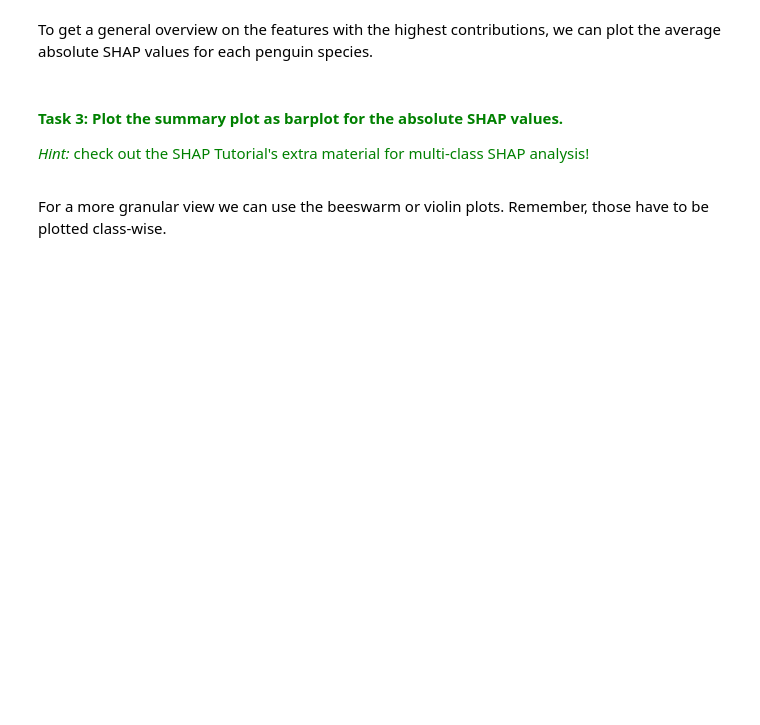
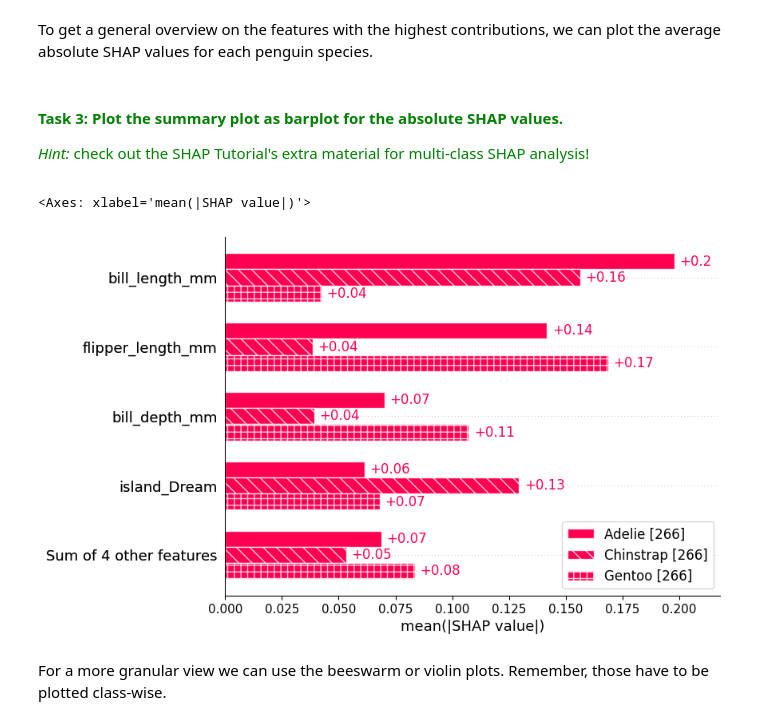
Before and after one commit to aseuteurideu/xai-tutorials, a Jupyter notebook: xai-for-random-forest/Gen-5-Tutorial_XAI_for_RandomForests.ipynb, the cells around one changed output. Cells and saved outputs as stored; diff of their text form; code cells hidden in the pictures; blank space fills up the shorter version.

```diff
--- a/xai-for-random-forest/Gen-5-Tutorial_XAI_for_RandomForests.ipynb
+++ b/xai-for-random-forest/Gen-5-Tutorial_XAI_for_RandomForests.ipynb
@@ -172,3 +177,11 @@ In the [Gen-3-Tutorial_SHAP.ipynb](./Gen-3-Tutorial_SHAP.ipynb) notebook you, we
+# %%
+# run SHAP
+explainer = shap.TreeExplainer(model=model_penguins, data=shap.maskers.Independent(X_train, max_samples=len(X_train)), model_output="probability")
+shap_values = explainer(X_train)
+
+# get original unscaled feature values
+scaler = data_and_model[5]
+shap_values.data = pd.DataFrame(scaler.inverse_transform(X_train), columns = X_train.columns).round(4)
 # %%
 # get original unscaled feature values
 scaler = data_and_model[5]
@@ -203,3 +214,8 @@ class_explanations = {
+# %%
+shap.plots.bar(class_explanations, max_display=5, show=False)
+# %% [output]
+<Axes: xlabel='mean(|SHAP value|)'>
+[figure, added]
 # %% [markdown]
 For a more granular view we can use the beeswarm or violin plots. Remember, those have to be plotted class-wise.
 # %% [markdown]
```
Also changed, not shown: parts of 23 cells of this notebook, 4 other files.
